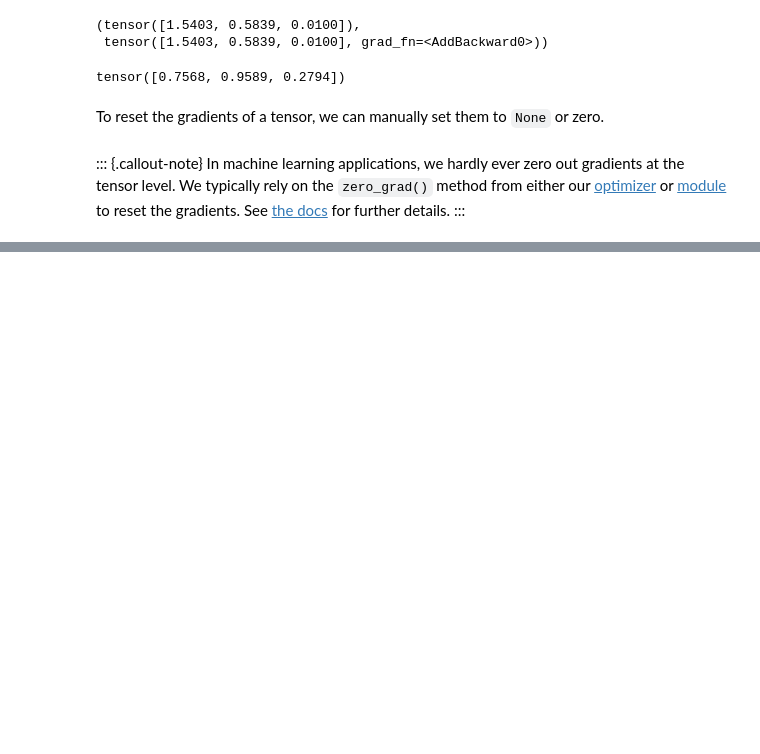
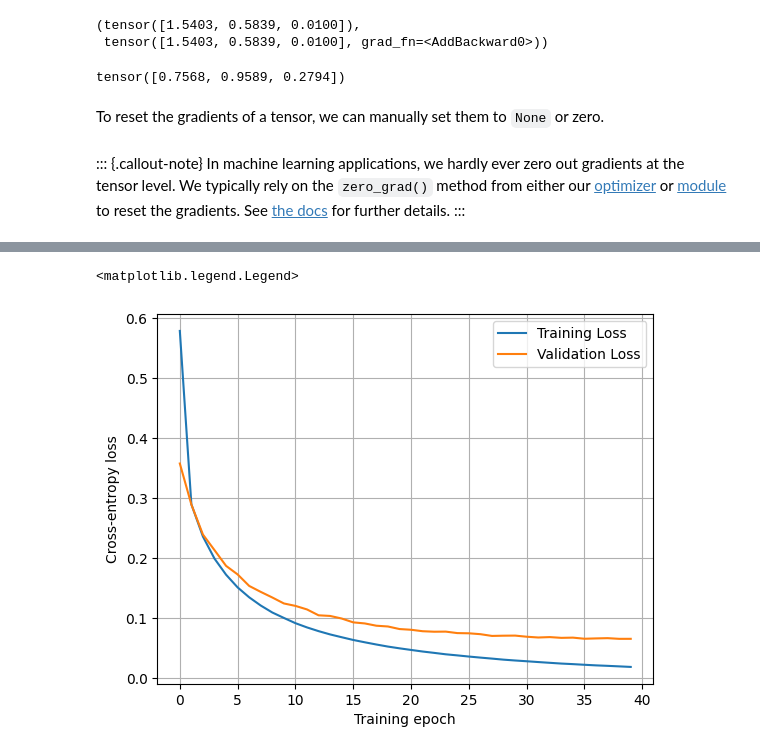
Before and after one commit to BorjaRequena/Neural-Network-Course, a Jupyter notebook: nbs/course/deep_learning/pytorch_intro.ipynb, the cells around one changed output, grey strips where cells are left out. Cells and saved outputs as stored; diff of their text form; code cells hidden in the pictures; blank space fills up the shorter version.

```diff
--- a/nbs/course/deep_learning/pytorch_intro.ipynb
+++ b/nbs/course/deep_learning/pytorch_intro.ipynb
@@ -110,0 +391,2 @@ See [the docs](https://pytorch.org/tutorials/recipes/recipes/zeroing_out_gradien
+# %%
+optimizer = torch.optim.SGD(model.parameters(), lr=learning_rate)
@@ -110,0 +395,32 @@ See [the docs](https://pytorch.org/tutorials/recipes/recipes/zeroing_out_gradien
+# %%
+training_loss = []
+validation_loss = []
+
+for _ in range(n_epochs):
+    epoch_loss = 0
+    for images, labels in train_loader:
+        logits = model(images)
+        loss = F.cross_entropy(logits, labels)
+        loss.backward()
+        optimizer.step()
+        optimizer.zero_grad()
+
+        epoch_loss += loss.item()
+
+    training_loss.append(epoch_loss / len(train_loader))
+
+    with torch.no_grad():
+        epoch_loss = 0
+        val_preds, val_targets = [], []
+        for images, labels in val_loader:
+            logits = model(images)
+            loss = F.cross_entropy(logits, labels)
+
+            epoch_loss += loss.item()
+            val_preds.append(F.softmax(logits, dim=1))
+            val_targets.append(labels)
+
+        val_acc = accuracy(torch.cat(val_preds), torch.cat(val_targets))
+        validation_loss.append(epoch_loss / len(val_loader))
+
+    print(f"Training Loss: {training_loss[-1]:.4f}, Validation Loss: {validation_loss[-1]:.4f}, Accuracy: {val_acc:.4f}")
@@ -110,0 +445,10 @@ See [the docs](https://pytorch.org/tutorials/recipes/recipes/zeroing_out_gradien
+# %%
+plt.plot(training_loss, label="Training Loss")
+plt.plot(validation_loss, label="Validation Loss")
+plt.xlabel("Training epoch")
+plt.ylabel("Cross-entropy loss")
+plt.grid()
+plt.legend()
+# %% [output]
+<matplotlib.legend.Legend>
+[figure, added]
```
Also changed, not shown: parts of 29 cells of this notebook, 1 other file.
